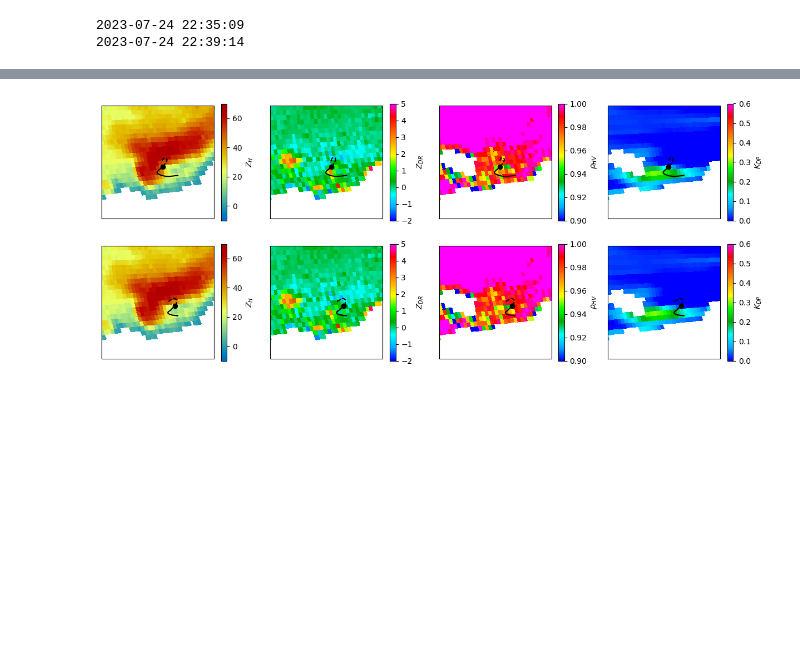
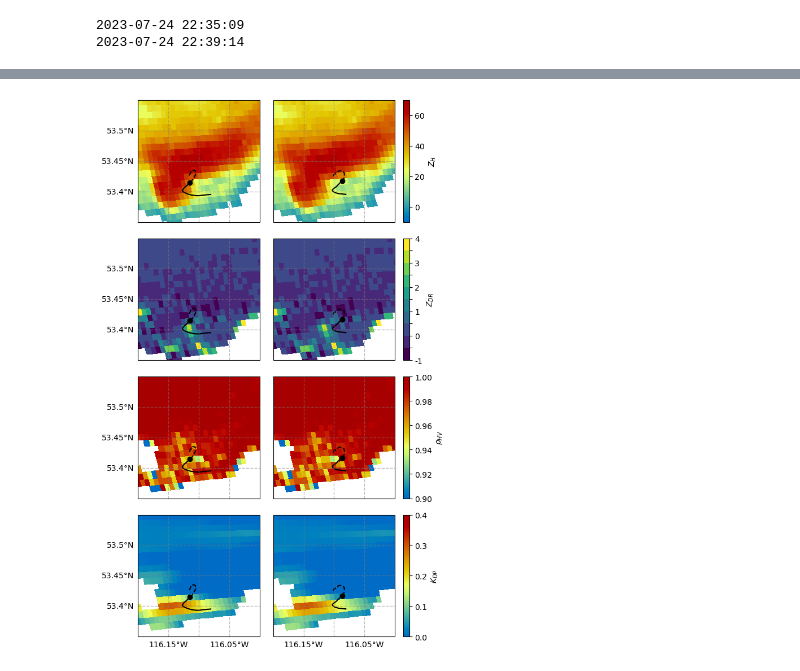
Before and after one commit to joshua-wx/hailsonde_tools, a Jupyter notebook: plot_nhp_radar_ppi_publication.ipynb, the cells around one changed output, grey strips where cells are left out. Saved outputs shown, nothing was run; the diff lists cells and outputs as text; code cells hidden in the pictures; blank space fills up the shorter version.

```diff
--- a/plot_nhp_radar_ppi_publication.ipynb
+++ b/plot_nhp_radar_ppi_publication.ipynb
@@ -91,12 +92,15 @@ ray_elevation = radars[profile1_radar_idx].elevation['data']
 dist = np.sqrt((io.degrees2meters(gate_lat - profile1_target_lat))**2 + (io.degrees2meters(gate_lon - profile1_target_lon))**2 + (gate_alt - profile1_target_alt)**2)
 min_dist_idx = np.unravel_index(np.abs(dist).argmin(), gate_lon.shape)
 profile1_sweep_idx = io.find_nearest_idx(radars[profile1_radar_idx].fixed_angle['data'], ray_elevation[min_dist_idx[0]])
+profile1_sweep_alt_at_hailsonde = round(gate_alt[min_dist_idx])
 #calculate radar data point time
 radar_sample_elv = int(ray_elevation[min_dist_idx[0]]*10)/10
 radar_sample_alt = round(gate_alt[min_dist_idx])
 radar1_sample_dt = datetime.strptime(radars[profile1_radar_idx].time['units'][14:], '%Y-%m-%dT%H:%M:%SZ') + timedelta(seconds=round(ray_time[min_dist_idx[0]]))
 radar_vol_scan0_dt = datetime.strptime(radars[profile1_radar_idx].time['units'][14:], '%Y-%m-%dT%H:%M:%SZ')
 radar1_vol_fn_dt = radar_file_dt[profile1_radar_idx]
+
+print(radars[profile1_radar_idx].fixed_angle['data'])
 
 #profile 2
 #set target time
@@ -117,6 +121,7 @@ ray_elevation = radars[profile2_radar_idx].elevation['data']
 dist = np.sqrt((io.degrees2meters(gate_lat - profile2_target_lat))**2 + (io.degrees2meters(gate_lon - profile2_target_lon))**2 + (gate_alt - profile2_target_alt)**2)
 min_dist_idx = np.unravel_index(np.abs(dist).argmin(), gate_lon.shape)
 profile2_sweep_idx = io.find_nearest_idx(radars[profile2_radar_idx].fixed_angle['data'], ray_elevation[min_dist_idx[0]])
+profile2_sweep_alt_at_hailsonde = round(gate_alt[min_dist_idx])
 #calculate radar data point time
 radar_sample_elv = int(ray_elevation[min_dist_idx[0]]*10)/10
 radar_sample_alt = round(gate_alt[min_dist_idx])
@@ -125,26 +130,29 @@ radar_vol_scan0_dt = datetime.strptime(radars[profile2_radar_idx].time['units'][
 radar2_vol_fn_dt = radar_file_dt[profile2_radar_idx]
 
 print('radar 1 sweep elevation:', radars[profile1_radar_idx].fixed_angle['data'][profile1_sweep_idx])
+print('radar 1 sweep altitude at hailsonde location:', profile1_sweep_alt_at_hailsonde)
 print('radar 1 ffn:', radar1_vol_fn_dt)
 print('radar 1 sweep time:', radar1_sample_dt)
 print('radar 2 sweep elevation:', radars[profile2_radar_idx].fixed_angle['data'][profile2_sweep_idx])
+print('radar 2 sweep altitude at hailsonde location:', profile2_sweep_alt_at_hailsonde)
 print('radar 2 ffn:', radar2_vol_fn_dt)
 print('radar 2 sweep time:', radar2_sample_dt)
 
 #plot
-fig = plt.figure(figsize=(15, 6))
-min_lon=-116.25
+fig = plt.figure(figsize=(6.5, 10))
+min_lon=-116.20
 max_lon=-116.0
-min_lat=53.3
+min_lat=53.35
 max_lat=53.55
 storm_u = 8.15
 storm_v = 1.42
 
+
 display1 = pyart.graph.RadarMapDisplay(radars[profile1_radar_idx])
-ax1 = fig.add_subplot(241, projection=ccrs.PlateCarree())
+ax1 = fig.add_subplot(421, projection=ccrs.PlateCarree())
 display1.plot_ppi_map('DBZH',
                         sweep=profile1_sweep_idx, ax=ax1, vmin=-10, vmax=70,
-                        colorbar_label='$Z_{H}$', title_flag=False,
+                        colorbar_label='$Z_{H}$', title_flag=False, colorbar_flag=False,
                         lon_lines=[],
                         lat_lines=[],
                         min_lon=min_lon,
@@ -154,11 +162,18 @@ display1.plot_ppi_map('DBZH',
 display1.plot_line_geo(profile1['lon'][:idx1], profile1['lat'][:idx1], 'k-')
 display1.plot_line_geo(profile1['lon'][idx1:], profile1['lat'][idx1:], 'k--')
 display1.plot_point(profile1_target_lon, profile1_target_lat, symbol='ko')
+gl = ax1.gridlines(crs=ccrs.PlateCarree(), draw_labels=False,
+                  linewidth=1, color='gray', alpha=0.5, linestyle='--')
+gl.left_labels = True
+gl.xlocator = mticker.FixedLocator([-116.15,-116.1,-116.05])
+gl.ylocator = mticker.FixedLocator([ 53.4, 53.45, 53.5])
 
-ax2 = fig.add_subplot(242, projection=ccrs.PlateCarree())
+
+ax2 = fig.add_subplot(423, projection=ccrs.PlateCarree())
 display1.plot_ppi_map('ZDR',
-                        sweep=profile1_sweep_idx, ax=ax2, vmin=-2, vmax=5, cmap='pyart_RefDiff',
-                        colorbar_label='$Z_{DR}$', title_flag=False,
+                        sweep=profile1_sweep_idx, ax=ax2, vmin=-1, vmax=4, cmap=plt.get_cmap("viridis", 10),
+                        ticks=[-1,-0.5,0,0.5,1,1.5,2,2.5,3,3.5,4], ticklabs=['-1','','0','','1','','2','','3','','4'],
+                        colorbar_label='$Z_{DR}$', title_flag=False, colorbar_flag=False,
                         lon_lines=[],
                         lat_lines=[],
                         min_lon=min_lon,
@@ -168,12 +183,16 @@ display1.plot_ppi_map('ZDR',
 display1.plot_line_geo(profile1['lon'][:idx1], profile1['lat'][:idx1], 'k-')
 display1.plot_line_geo(profile1['lon'][idx1:], profile1['lat'][idx1:], 'k--')
 display1.plot_point(profile1_target_lon, profile1_target_lat, symbol='ko')
-ax2.tick_params(labelleft=False)
+gl = ax2.gridlines(crs=ccrs.PlateCarree(), draw_labels=False,
+                  linewidth=1, color='gray', alpha=0.5, linestyle='--')
+gl.left_labels = True
+gl.xlocator = mticker.FixedLocator([-116.15,-116.1,-116.05])
+gl.ylocator = mticker.FixedLocator([ 53.4, 53.45, 53.5])
 
-ax3 = fig.add_subplot(243, projection=ccrs.PlateCarree())
+ax3 = fig.add_subplot(425, projection=ccrs.PlateCarree())
 display1.plot_ppi_map('RHOHV',
-                        sweep=profile1_sweep_idx, ax=ax3, vmin=0.9, vmax=1, cmap='pyart_RefDiff',
-                        colorbar_label='$ρ_{HV}$', title_flag=False,
+                        sweep=profile1_sweep_idx, ax=ax3, vmin=0.9, vmax=1, cmap='pyart_HomeyerRainbow',
+                        colorbar_label='$ρ_{HV}$', title_flag=False, colorbar_flag=False,
                         lon_lines=[],
                         lat_lines=[],
                         min_lon=min_lon,
@@ -183,11 +202,16 @@ display1.plot_ppi_map('RHOHV',
 display1.plot_line_geo(profile1['lon'][:idx1], profile1['lat'][:idx1], 'k-')
 display1.plot_line_geo(profile1['lon'][idx1:], profile1['lat'][idx1:], 'k--')
 display1.plot_point(profile1_target_lon, profile1_target_lat, symbol='ko')
+gl = ax3.gridlines(crs=ccrs.PlateCarree(), draw_labels=False,
+                  linewidth=1, color='gray', alpha=0.5, linestyle='--')
+gl.left_labels = True
+gl.xlocator = mticker.FixedLocator([-116.15,-116.1,-116.05])
+gl.ylocator = mticker.FixedLocator([ 53.4, 53.45, 53.5])
 
-ax3a = fig.add_subplot(244, projection=ccrs.PlateCarree())
+ax3a = fig.add_subplot(427, projection=ccrs.PlateCarree())
 display1.plot_ppi_map('KDP_PHIDO',
-                        sweep=profile1_sweep_idx, ax=ax3a, vmin=0, vmax=0.6, cmap='pyart_RefDiff',
-                        colorbar_label='$K_{DP}$', title_flag=False,
+                        sweep=profile1_sweep_idx, ax=ax3a, vmin=0, vmax=0.4, cmap='pyart_HomeyerRainbow',
+                        colorbar_label='$K_{DP}$', title_flag=False, colorbar_flag=False,
                         lon_lines=[],
                         lat_lines=[],
                         min_lon=min_lon,
@@ -197,10 +221,15 @@ display1.plot_ppi_map('KDP_PHIDO',
 display1.plot_line_geo(profile1['lon'][:idx1], profile1['lat'][:idx1], 'k-')
 display1.plot_line_geo(profile1['lon'][idx1:], profile1['lat'][idx1:], 'k--')
 display1.plot_point(profile1_target_lon, profile1_target_lat, symbol='ko')
-
+gl = ax3a.gridlines(crs=ccrs.PlateCarree(), draw_labels=False,
+                  linewidth=1, color='gray', alpha=0.5, linestyle='--')
+gl.left_labels = True
+gl.bottom_labels = True
+gl.xlocator = mticker.FixedLocator([-116.15,-116.1,-116.05])
+gl.ylocator = mticker.FixedLocator([ 53.4, 53.45, 53.5])
 
 display2 = pyart.graph.RadarMapDisplay(radars[profile2_radar_idx])
-ax4 = fig.add_subplot(245, projection=ccrs.PlateCarree())
+ax4 = fig.add_subplot(422, projection=ccrs.PlateCarree())
 display2.plot_ppi_map('DBZH',
                         sweep=profile2_sweep_idx, ax=ax4, vmin=-10, vmax=70,
                         colorbar_label='$Z_{H}$', title_flag=False,
@@ -213,10 +242,15 @@ display2.plot_ppi_map('DBZH',
 display2.plot_line_geo(profile2['lon'][:idx2], profile2['lat'][:idx2], 'k-')
 display2.plot_line_geo(profile2['lon'][idx2:], profile2['lat'][idx2:], 'k--')
 display2.plot_point(profile2_target_lon, profile2_target_lat, symbol='ko')
+gl = ax4.gridlines(crs=ccrs.PlateCarree(), draw_labels=False,
+                  linewidth=1, color='gray', alpha=0.5, linestyle='--')
+gl.xlocator = mticker.FixedLocator([-116.15,-116.1,-116.05])
+gl.ylocator = mticker.FixedLocator([ 53.4, 53.45, 53.5])
 
-ax5 = fig.add_subplot(246, projection=ccrs.PlateCarree())
+ax5 = fig.add_subplot(424, projection=ccrs.PlateCarree())
 display2.plot_ppi_map('ZDR',
-                        sweep=profile2_sweep_idx, ax=ax5, vmin=-2, vmax=5, cmap='pyart_RefDiff',
+                        sweep=profile2_sweep_idx, ax=ax5, vmin=-1, vmax=4, cmap=plt.get_cmap("viridis", 10),
+                        ticks=[-1,-0.5,0,0.5,1,1.5,2,2.5,3,3.5,4], ticklabs=['-1','','0','','1','','2','','3','','4'],
                         colorbar_label='$Z_{DR}$', title_flag=False,
                         lon_lines=[],
                         lat_lines=[],
@@ -227,10 +261,15 @@ display2.plot_ppi_map('ZDR',
 display2.plot_line_geo(profile2['lon'][:idx2], profile2['lat'][:idx2], 'k-')
 display2.plot_line_geo(profile2['lon'][idx2:], profile2['lat'][idx2:], 'k--')
 display2.plot_point(profile2_target_lon, profile2_target_lat, symbol='ko')
+gl = ax5.gridlines(crs=ccrs.PlateCarree(), draw_labels=False,
+                  linewidth=1, color='gray', alpha=0.5, linestyle='--')
+gl.xlocator = mticker.FixedLocator([-116.15,-116.1,-116.05])
+gl.ylocator = mticker.FixedLocator([ 53.4, 53.45, 53.5])
 
-ax6 = fig.add_subplot(247, projection=ccrs.PlateCarree())
+
+ax6 = fig.add_subplot(426, projection=ccrs.PlateCarree())
 display2.plot_ppi_map('RHOHV',
-                        sweep=profile2_sweep_idx, ax=ax6, vmin=0.9, vmax=1, cmap='pyart_RefDiff',
+                        sweep=profile2_sweep_idx, ax=ax6, vmin=0.9, vmax=1, cmap='pyart_HomeyerRainbow',
                         colorbar_label='$ρ_{HV}$', title_flag=False,
                         lon_lines=[],
                         lat_lines=[],
@@ -241,11 +280,15 @@ display2.plot_ppi_map('RHOHV',
 display2.plot_line_geo(profile2['lon'][:idx2], profile2['lat'][:idx2], 'k-')
 display2.plot_line_geo(profile2['lon'][idx2:], profile2['lat'][idx2:], 'k--')
 display2.plot_point(profile2_target_lon, profile2_target_lat, symbol='ko')
+gl = ax6.gridlines(crs=ccrs.PlateCarree(), draw_labels=False,
+                  linewidth=1, color='gray', alpha=0.5, linestyle='--')
+gl.xlocator = mticker.FixedLocator([-116.15,-116.1,-116.05])
+gl.ylocator = mticker.FixedLocator([ 53.4, 53.45, 53.5])
 
-ax6a = fig.add_subplot(248, projection=ccrs.PlateCarree())
+ax6a = fig.add_subplot(428, projection=ccrs.PlateCarree())
 display2.plot_ppi_map('KDP_PHIDO',
-                        sweep=profile2_sweep_idx, ax=ax6a, vmin=0, vmax=0.6, cmap='pyart_RefDiff',
-                        colorbar_label='$K_{DP}$', title_flag=False,
+                        sweep=profile2_sweep_idx, ax=ax6a, vmin=0, vmax=0.4, cmap='pyart_HomeyerRainbow',
+                        colorbar_label='$K_{DP}$', title_flag=False, add_grid_lines=True,
                         lon_lines=[],
                         lat_lines=[],
                         min_lon=min_lon,
@@ -255,6 +298,11 @@ display2.plot_ppi_map('KDP_PHIDO',
 display2.plot_line_geo(profile2['lon'][:idx2], profile2['lat'][:idx2], 'k-')
 display2.plot_line_geo(profile2['lon'][idx2:], profile2['lat'][idx2:], 'k--')
 display2.plot_point(profile2_target_lon, profile2_target_lat, symbol='ko')
+gl = ax6a.gridlines(crs=ccrs.PlateCarree(), draw_labels=False,
+                  linewidth=1, color='gray', alpha=0.5, linestyle='--')
+gl.bottom_labels = True
+gl.xlocator = mticker.FixedLocator([-116.15,-116.1,-116.05])
+gl.ylocator = mticker.FixedLocator([ 53.4, 53.45, 53.5])
 
 #sonde stats
 print('sonde1 time', target_dt1)
@@ -263,5 +311,6 @@ print('sonde1 alt', profile1_target_alt)
 print('sonde2 time', target_dt2)
 print('sonde2 alt', profile2_target_alt)
 
-plt.savefig(f'{output_folder}/Publication_hailsonde_ppi.png')
+fig.tight_layout()
+#plt.savefig(f'{output_folder}/Publication_hailsonde_ppi.png')
 # %% [output]
@@ -272,7 +325,7 @@ radar 2 sweep elevation: 1.6
 radar 2 ffn: 2023-07-24 22:48:00
 radar 2 sweep time: 2023-07-24 22:45:49
 sonde1 time 2023-07-24 22:42:04
 sonde1 alt 6772
 sonde2 time 2023-07-24 22:45:09
 sonde2 alt 6365
-[figure, old version]
+[figure, new version]
```
Also changed, not shown: parts of 2 cells of this notebook, 4 other files.
